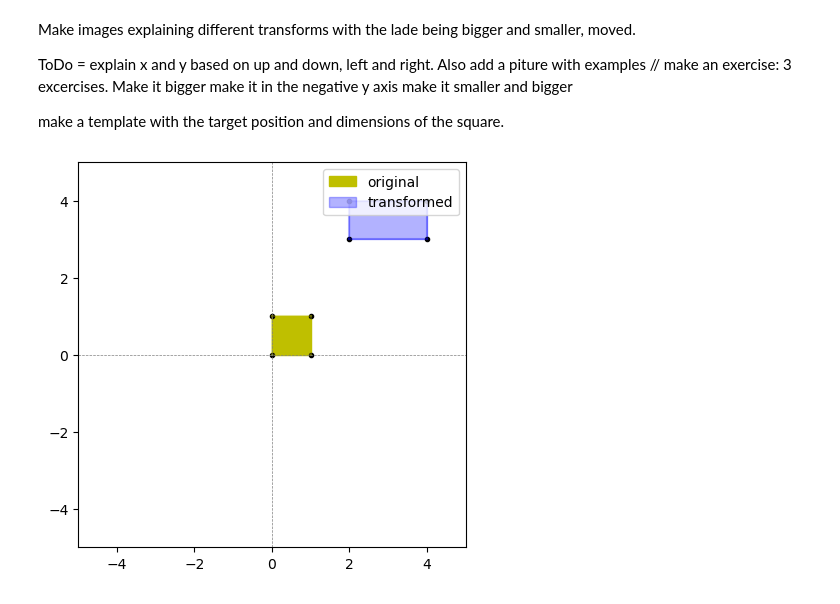
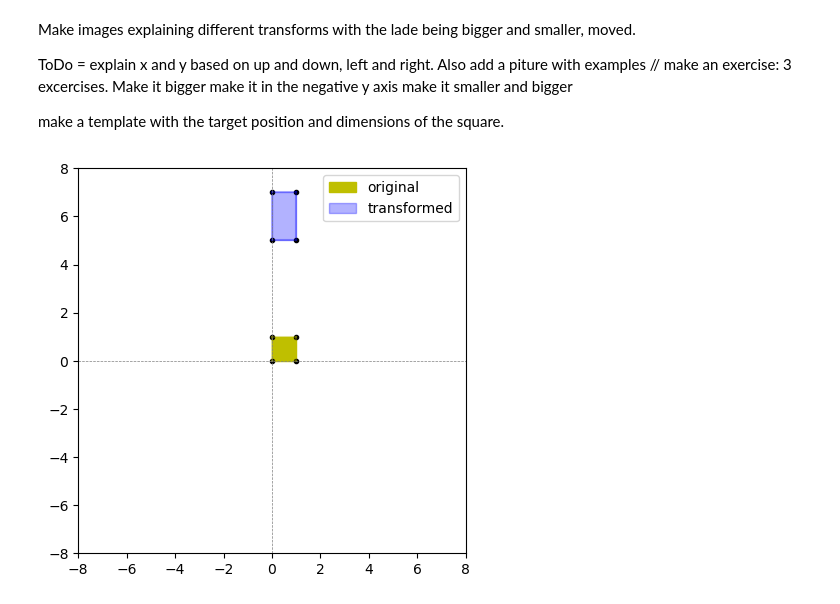
Before and after one commit to laumonfe/NordicWomenInSTEM, a Jupyter notebook: funMath_forKids.ipynb, the cells around one changed output. Cells and saved outputs as stored; diff of their text form; code cells hidden in the pictures.

```diff
--- a/funMath_forKids.ipynb
+++ b/funMath_forKids.ipynb
@@ -113,24 +113,24 @@ make it smaller and bigger
 
 make a template with the target position and dimensions of the square.
 # %%
-points = np.array([[0,0],[0,1],[1,1],[1,0]])
+points = np.array([[0, 0], [0, 1], [1, 1], [1, 0]])
 newpoints = []
-a =  2
+a = 1
 b = 0
 c = 0
-d = 1
-tx= 2
-ty= 3
+d = 2
+tx= 0
+ty= 5
 M = np.float32([[a, b, tx],
             	[c, d, ty],
             	[0, 0, 1]])
 
 for point in points:
-    newx = a* point[0] + b*point[1] + tx
-    newy = c* point[0] + d*point[1] + ty
-    newpoints.append([newx,newy])
+    newx = a * point[0] + b * point[1] + tx
+    newy = c * point[0] + d * point[1] + ty
+    newpoints.append([newx, newy])
 
 newpoints = np.array(newpoints)
 plot_points(points, newpoints)
 # %% [output]
-[figure, old version]
+[figure, new version]
```
Also changed, not shown: parts of 7 cells of this notebook, 1 other file.
